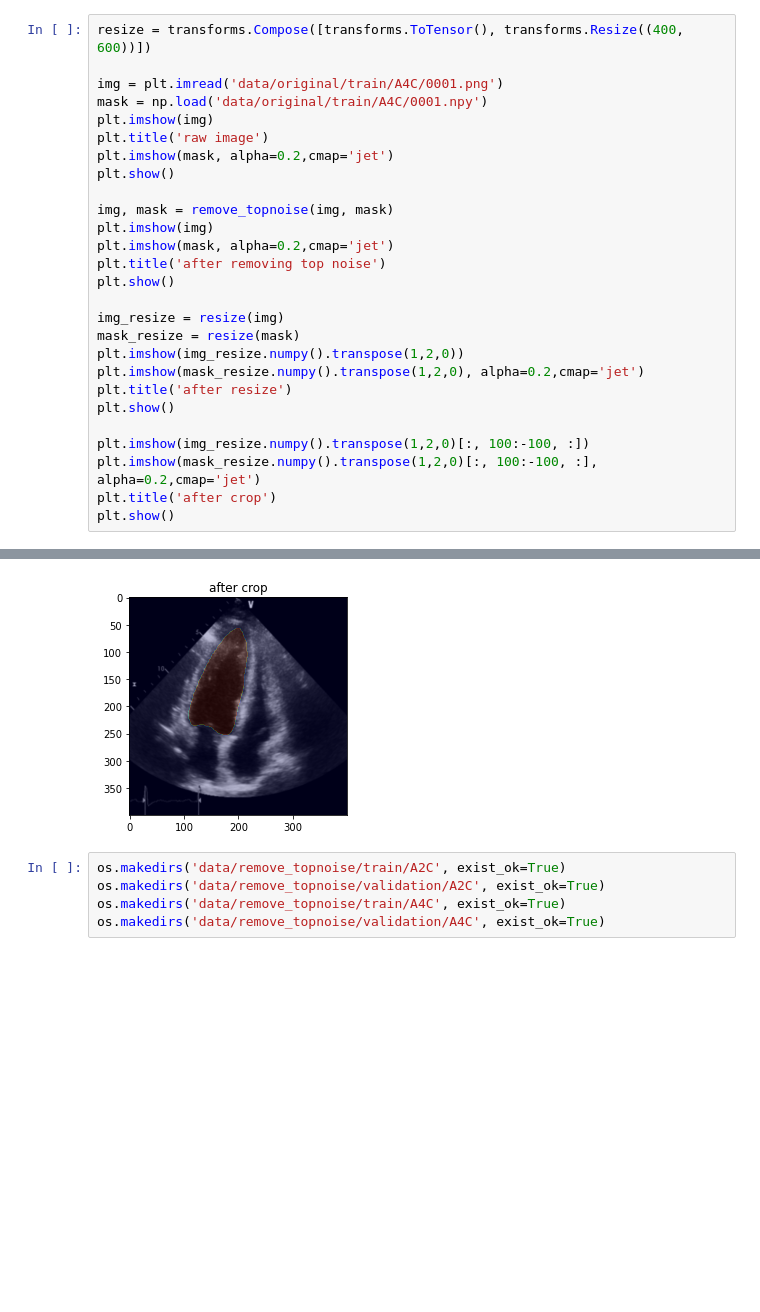
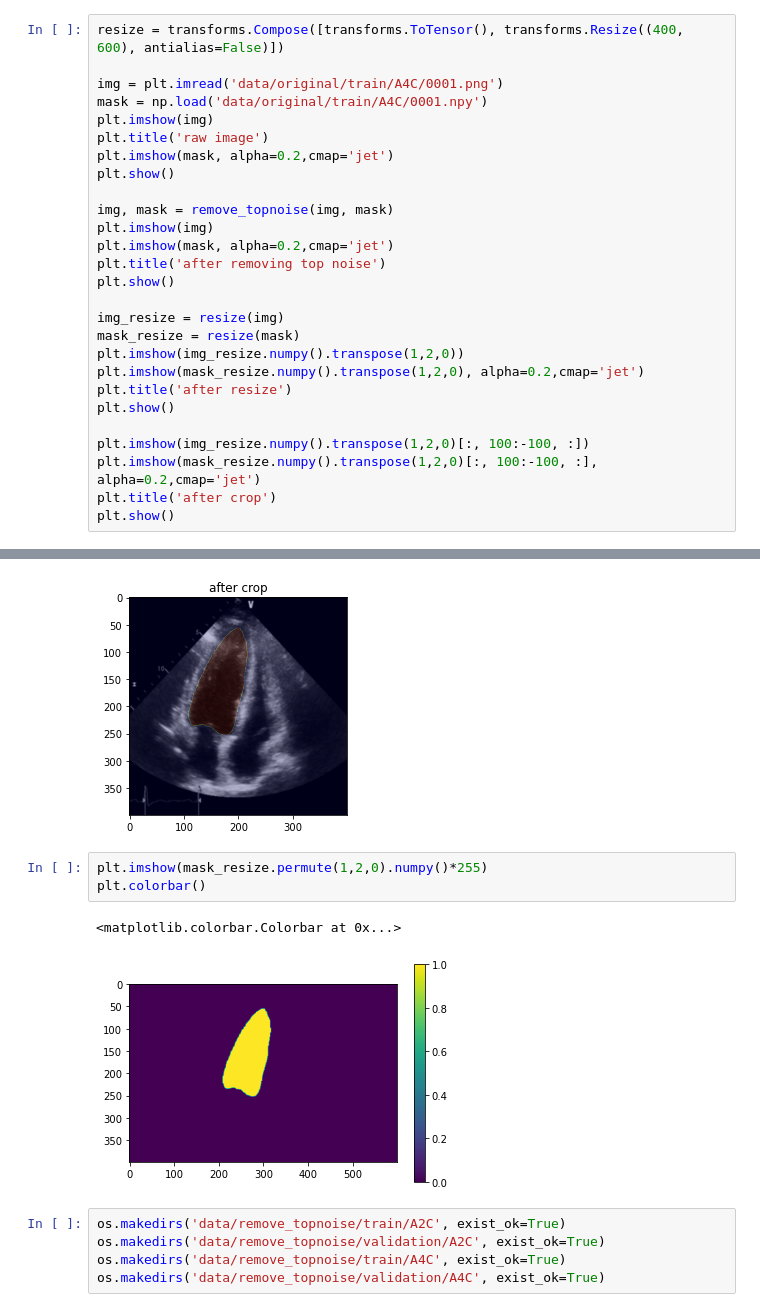
Before and after one commit to DMkelllog/Heart_Disease_Datathon_2021, a Jupyter notebook: data_info.ipynb, the cells around one changed output, grey strips where cells are left out. Saved outputs shown, nothing was run; the diff lists cells and outputs as text; blank space fills up the shorter version.

```diff
--- a/data_info.ipynb
+++ b/data_info.ipynb
@@ -49,7 +56,7 @@ plt.imshow(mask, alpha=0.2,cmap='jet')
 <matplotlib.image.AxesImage at 0x...>
 [figure]
 # %%
-resize = transforms.Compose([transforms.ToTensor(), transforms.Resize((400, 600))])
+resize = transforms.Compose([transforms.ToTensor(), transforms.Resize((400, 600), antialias=False)])
 
 img = plt.imread('data/original/train/A4C/0001.png')
 mask = np.load('data/original/train/A4C/0001.npy')
@@ -80,6 +87,12 @@ plt.show()
 [figure]
 [figure]
 [figure]
+# %%
+plt.imshow(mask_resize.permute(1,2,0).numpy()*255)
+plt.colorbar()
+# %% [output]
+<matplotlib.colorbar.Colorbar at 0x...>
+[figure, added]
 # %%
 os.makedirs('data/remove_topnoise/train/A2C', exist_ok=True)
 os.makedirs('data/remove_topnoise/validation/A2C', exist_ok=True)
```
Also changed, not shown: parts of 3 cells of this notebook, 1 other file.
